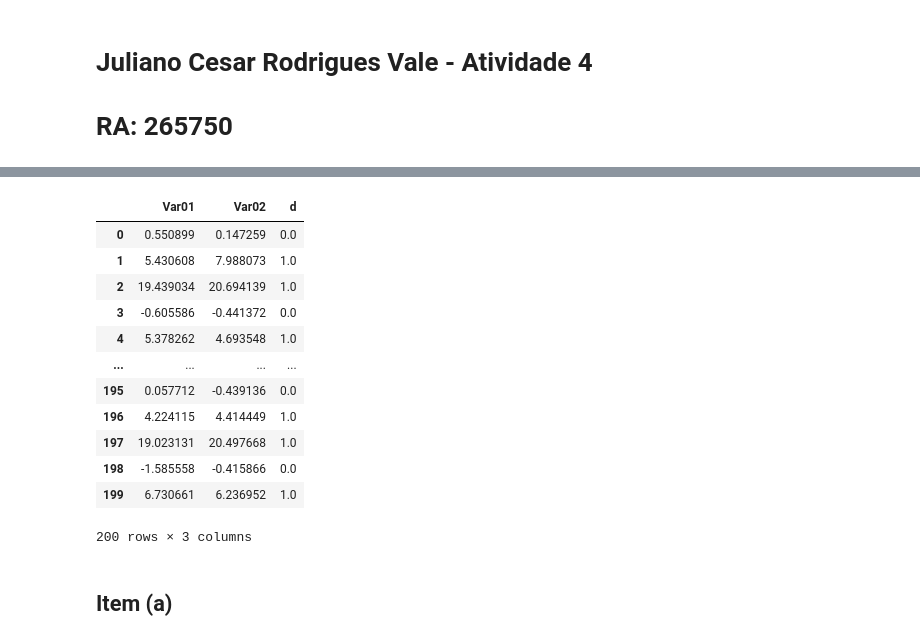
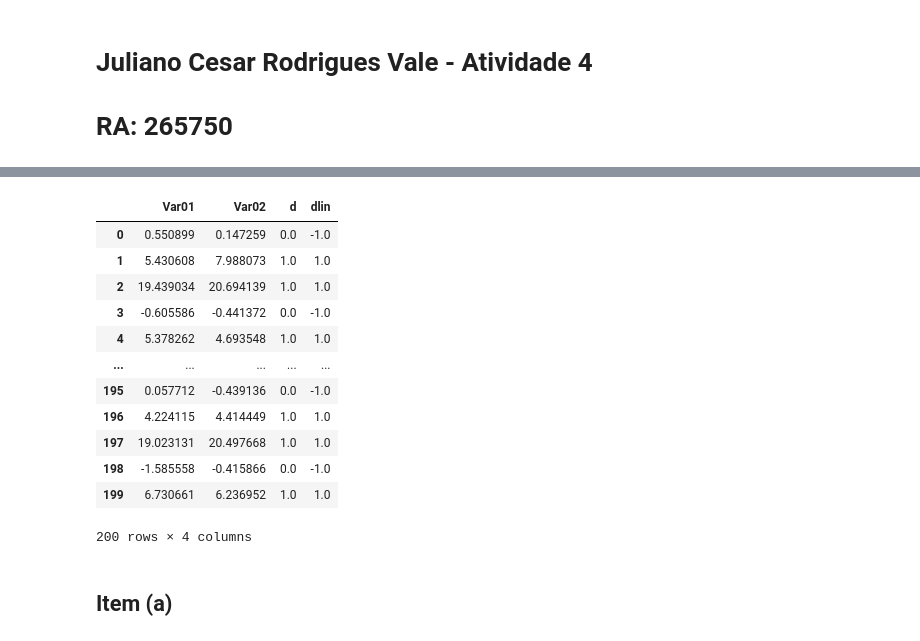
Before and after one commit to julianovale/PO450, a Jupyter notebook: Semana06_PO450_Atividade.ipynb, the cells around one changed output, grey strips where cells are left out. Cells and saved outputs as stored; diff of their text form; code cells hidden in the pictures.

```diff
--- a/Semana06_PO450_Atividade.ipynb
+++ b/Semana06_PO450_Atividade.ipynb
@@ -18,28 +18,30 @@ from sklearn.linear_model import LogisticRegression
 # %%
 # leitura dos dados
 
 X_url = 'https://raw.githubusercontent.com/julianovale/PO450/main/semana06/X_input_matrix.csv'
 d_url = 'https://raw.githubusercontent.com/julianovale/PO450/main/semana06/d_vector_label.csv'
 x = np.loadtxt(X_url, delimiter=',')
 d = np.loadtxt(d_url, delimiter=',')
 dfx = pd.DataFrame(x, columns=['Var01','Var02'])
 dfd = pd.DataFrame(d, columns=['d'])
-df = pd.concat([dfx, dfd], axis=1)
+dflin = dfd.replace(0.0, -1.0)
+dflin.columns = ['dlin']
+df = pd.concat([dfx, dfd, dflin], axis=1)
 df
 # %% [output]
-|  | Var01 | Var02 | d |
-| 0 | 0.550899 | 0.147259 | 0.0 |
-| 1 | 5.430608 | 7.988073 | 1.0 |
-| 2 | 19.439034 | 20.694139 | 1.0 |
-| 3 | -0.605586 | -0.441372 | 0.0 |
-| 4 | 5.378262 | 4.693548 | 1.0 |
-| ... | ... | ... | ... |
-| 195 | 0.057712 | -0.439136 | 0.0 |
-| 196 | 4.224115 | 4.414449 | 1.0 |
-| 197 | 19.023131 | 20.497668 | 1.0 |
-| 198 | -1.585558 | -0.415866 | 0.0 |
-| 199 | 6.730661 | 6.236952 | 1.0 |
+|  | Var01 | Var02 | d | dlin |
+| 0 | 0.550899 | 0.147259 | 0.0 | -1.0 |
+| 1 | 5.430608 | 7.988073 | 1.0 | 1.0 |
+| 2 | 19.439034 | 20.694139 | 1.0 | 1.0 |
+| 3 | -0.605586 | -0.441372 | 0.0 | -1.0 |
+| 4 | 5.378262 | 4.693548 | 1.0 | 1.0 |
+| ... | ... | ... | ... | ... |
+| 195 | 0.057712 | -0.439136 | 0.0 | -1.0 |
+| 196 | 4.224115 | 4.414449 | 1.0 | 1.0 |
+| 197 | 19.023131 | 20.497668 | 1.0 | 1.0 |
+| 198 | -1.585558 | -0.415866 | 0.0 | -1.0 |
+| 199 | 6.730661 | 6.236952 | 1.0 | 1.0 |
-200 rows × 3 columns
+200 rows × 4 columns
 # %% [markdown]
 ## Item (a)
 # %%
```
Also changed, not shown: parts of 6 cells of this notebook.
